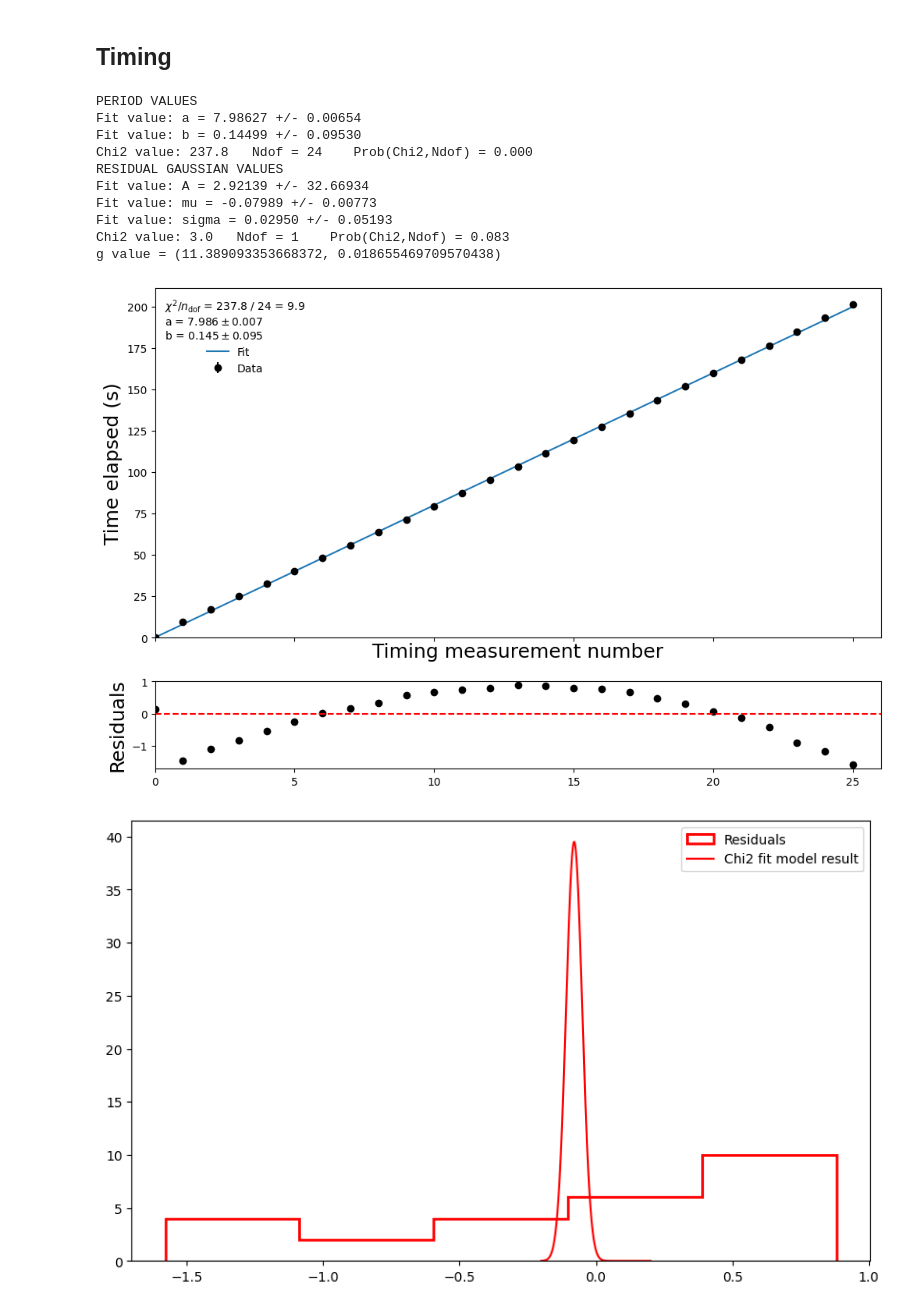
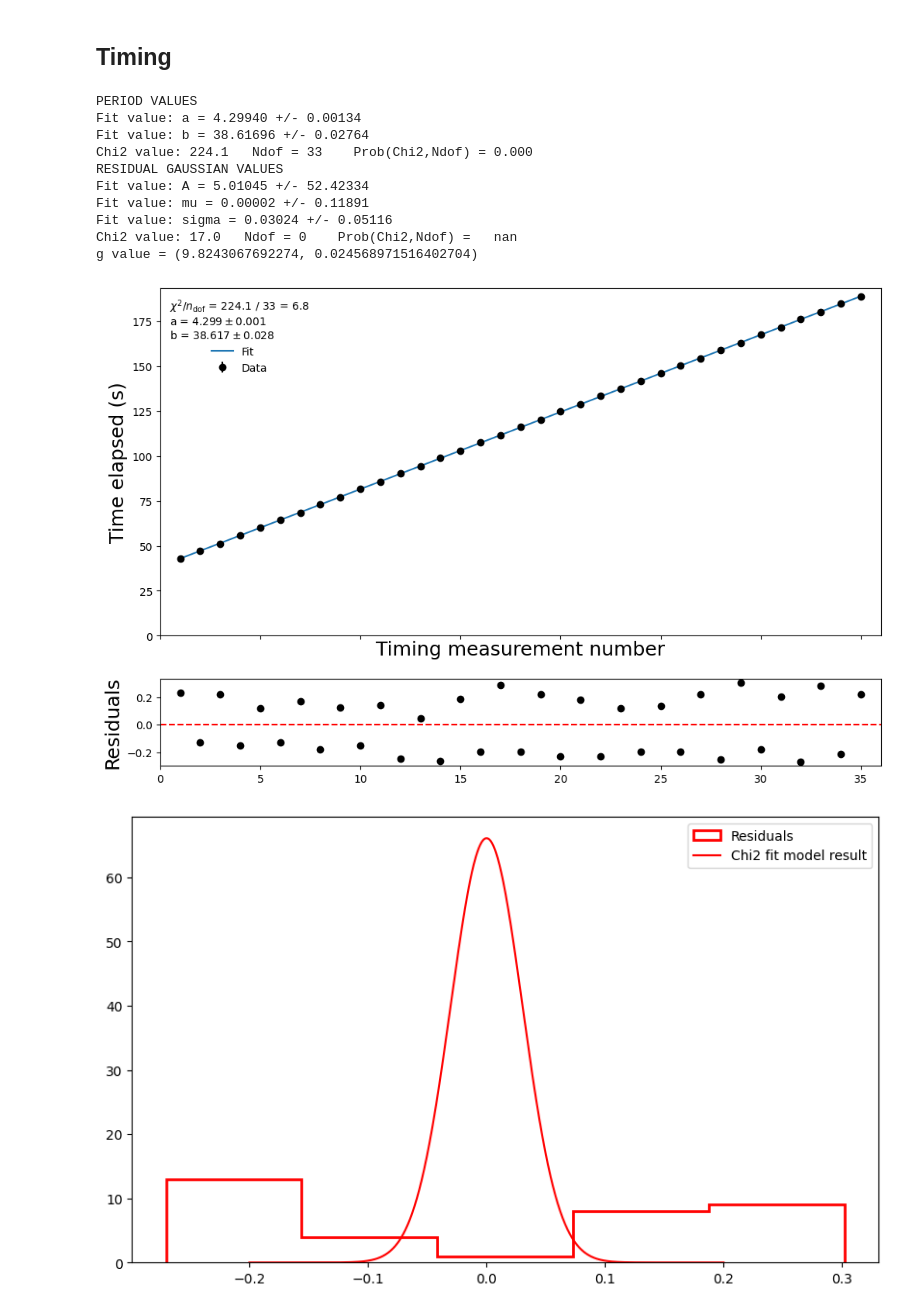
Before and after one commit to RuneEkman/AppStat-project, a Jupyter notebook: projectcode-Copy1.ipynb, the cells around one changed output. Saved outputs shown, nothing was run; the diff lists cells and outputs as text; code cells hidden in the pictures.

```diff
--- a/projectcode-Copy1.ipynb
+++ b/projectcode-Copy1.ipynb
@@ -111,13 +111,13 @@ def ALL(file, bins):
     testfile1 = file #These files should include ONLY the counts and the times.
 
     testdata1 = np.genfromtxt(file, delimiter='\t', names=('n', 't_s'))
-    testdata1 = testdata1[::2]
-    constant = testdata1[0][1]
-    for i in range(len(testdata1)):
-        testdata1[i][0] = i
-        testdata1[i][1] = testdata1[i][1] - constant
+    #testdata1 = testdata1[::2]
+    #constant = testdata1[0][1]
+    #for i in range(len(testdata1)):
+    #    testdata1[i][0] = i
+    #    testdata1[i][1] = testdata1[i][1] - constant
     n1,t1 = testdata1["n"], testdata1["t_s"] #Defines my two arrays from the data
-    sigt1 = 0.25 #Our uncertainty in elapsed time.
+    sigt1 = 0.08 #Our uncertainty in elapsed time.
 
 
     #Defining straight line function to be used in fitting
@@ -237,7 +237,7 @@ def ALL(file, bins):
     ax.legend()
 
     def g(T, L, sig_T, sig_L):
-        g=L*(2*np.pi/T)**2
+        g=L*(2*np.pi/(2*T))**2
         sig_g = np.sqrt((2*np.pi/T)**4 * sig_L**2 + ((2*L*(2*np.pi)**2)/T**3)**2 * sig_T**2)
         return g, sig_g
 
@@ -245,17 +245,17 @@ def ALL(file, bins):
     print('g value =', g(m.values['a'], 18.4, m.errors['a'], 0.001))
 # %%
 #def visuals(file, ):
-ALL("andreas1.dat", 5)
+ALL("rune3.dat", 5)
 # %% [output]
 PERIOD VALUES
-Fit value: a = 7.98627 +/- 0.00654
-Fit value: b = 0.14499 +/- 0.09530
-Chi2 value: 237.8   Ndof = 24    Prob(Chi2,Ndof) = 0.000
+Fit value: a = 4.29940 +/- 0.00134
+Fit value: b = 38.61696 +/- 0.02764
+Chi2 value: 224.1   Ndof = 33    Prob(Chi2,Ndof) = 0.000
 RESIDUAL GAUSSIAN VALUES
-Fit value: A = 2.92139 +/- 32.66934
-Fit value: mu = -0.07989 +/- 0.00773
-Fit value: sigma = 0.02950 +/- 0.05193
-Chi2 value: 3.0   Ndof = 1    Prob(Chi2,Ndof) = 0.083
-g value = (11.389093353668372, 0.018655469709570438)
+Fit value: A = 5.01045 +/- 52.42334
+Fit value: mu = 0.00002 +/- 0.11891
+Fit value: sigma = 0.03024 +/- 0.05116
+Chi2 value: 17.0   Ndof = 0    Prob(Chi2,Ndof) =   nan
+g value = (9.8243067692274, 0.024568971516402704)
-[figure, old version]
+[figure, new version]
-[figure, old version]
+[figure, new version]
```
Also changed, not shown: parts of 1 cell of this notebook.
